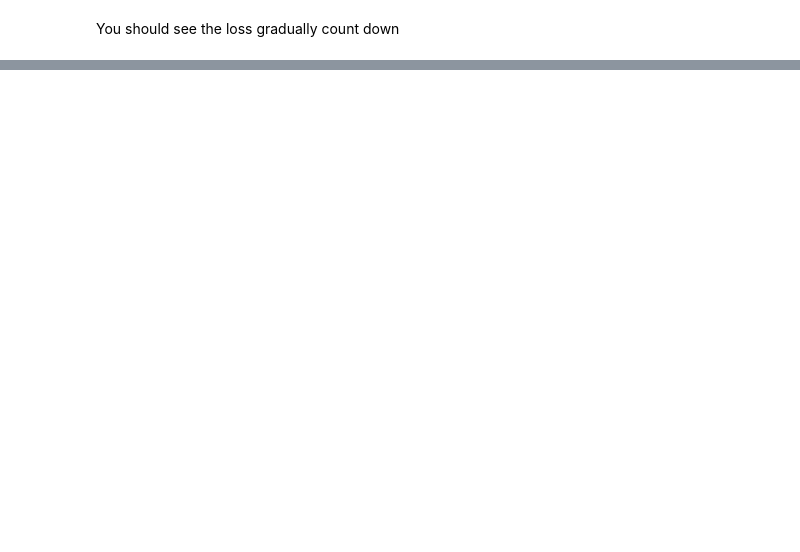
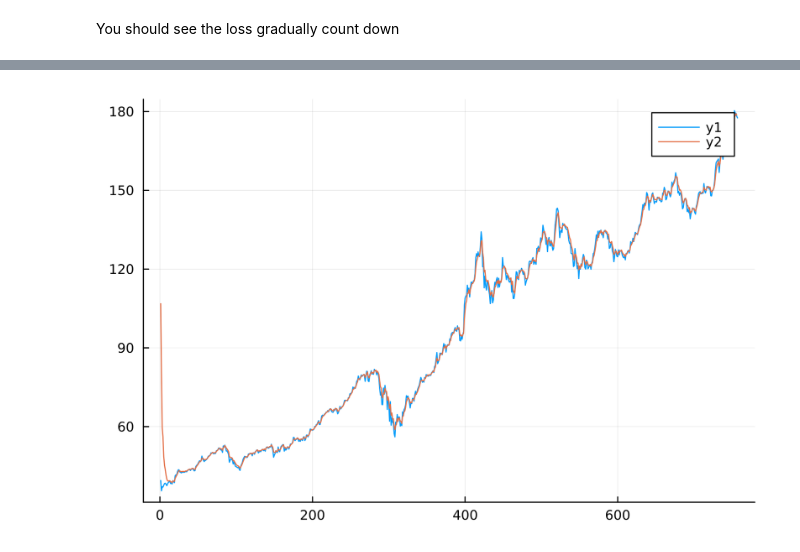
Before and after one commit to JBlaschke/HPC-Julia, a Jupyter notebook: exercises/rnn/RNN.ipynb, the cells around one changed output, grey strips where cells are left out. Cells and saved outputs as stored; diff of their text form; code cells hidden in the pictures; blank space fills up the shorter version.

```diff
--- a/exercises/rnn/RNN.ipynb
+++ b/exercises/rnn/RNN.ipynb
@@ -161,4 +158,4 @@ plot(losses)
 # %%
-predicted = [model([x])[1] for x ∈ X]
+predicted = [model(x)[1] for x ∈ X]
 # %% [output]
 756-element Vector{Float32}:
@@ -181,3 +198,5 @@ predicted = [model([x])[1] for x ∈ X]
 # %%
-plot(X)
+plot(price)
 plot!(predicted)
+# %% [output]
+[figure, added]
```
Also changed, not shown: parts of 10 cells of this notebook, 2 other files.
